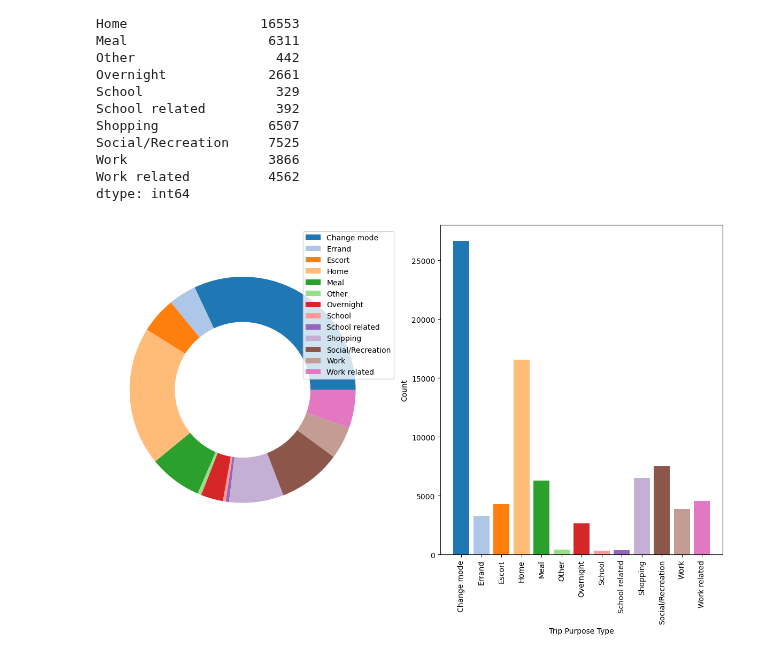
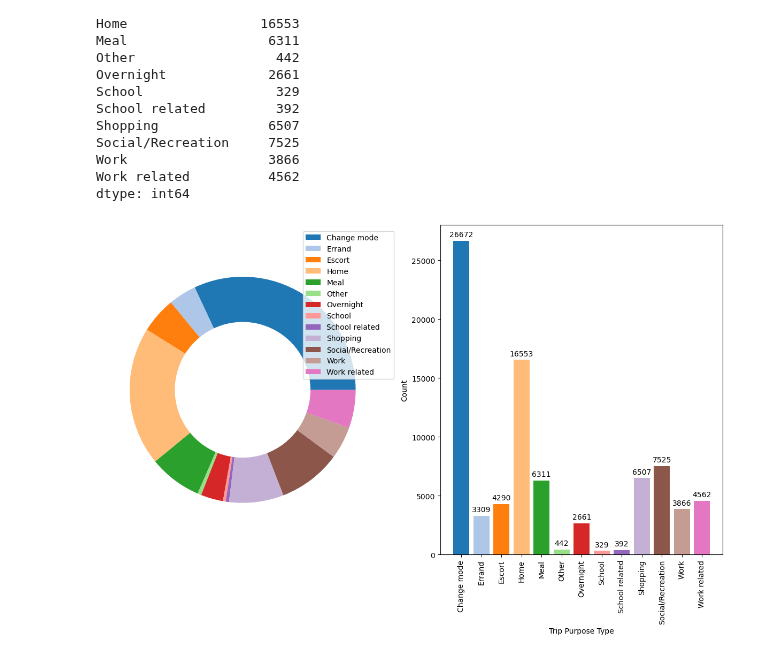
Before and after one commit to WenlongL1/CIE-539-Project, a Jupyter notebook: part1.ipynb, the cells around one changed output. Saved outputs shown, nothing was run; the diff lists cells and outputs as text; code cells hidden in the pictures.

```diff
--- a/part1.ipynb
+++ b/part1.ipynb
@@ -438,17 +438,18 @@ dtype: int64
 # %%
 cmap = plt.get_cmap('tab20')
 colors = cmap.colors
 
 plt.figure(figsize=(15, 8))
 plt.subplot(1, 2, 1)
 plt.pie(trip_purpose.values, colors=colors, wedgeprops={'width': 0.4})
 plt.legend(trip_purpose.index, loc='center left',bbox_to_anchor=(0.7, 0.8))
 
 plt.subplot(1, 2, 2)
-plt.bar(trip_purpose.index, trip_purpose.values, color=colors)
+bar3 = plt.bar(trip_purpose.index, trip_purpose.values, color=colors)
+plt.bar_label(bar3,padding=3)
 plt.xlabel('Trip Purpose Type')
 plt.ylabel('Count')
 plt.xticks(rotation=90)
 plt.show()
 # %% [output]
-[figure, old version]
+[figure, new version]
```
Also changed, not shown: 2 other files.
